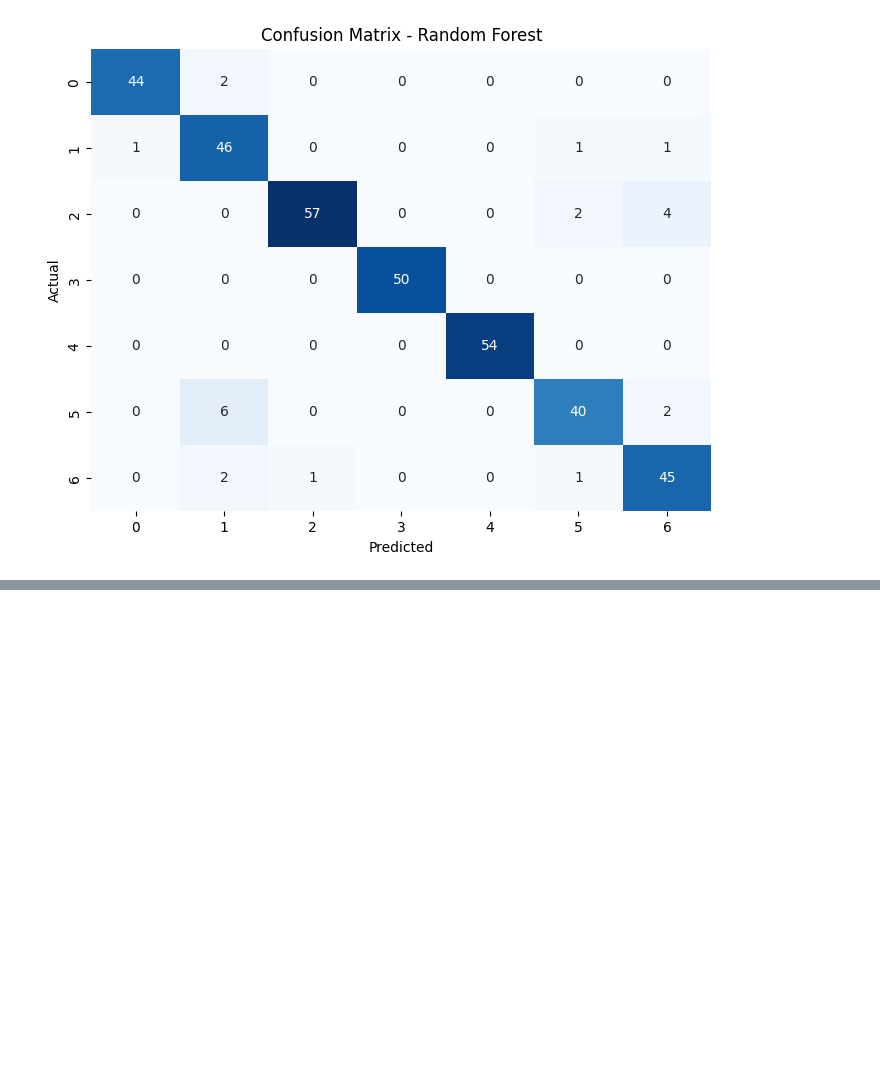
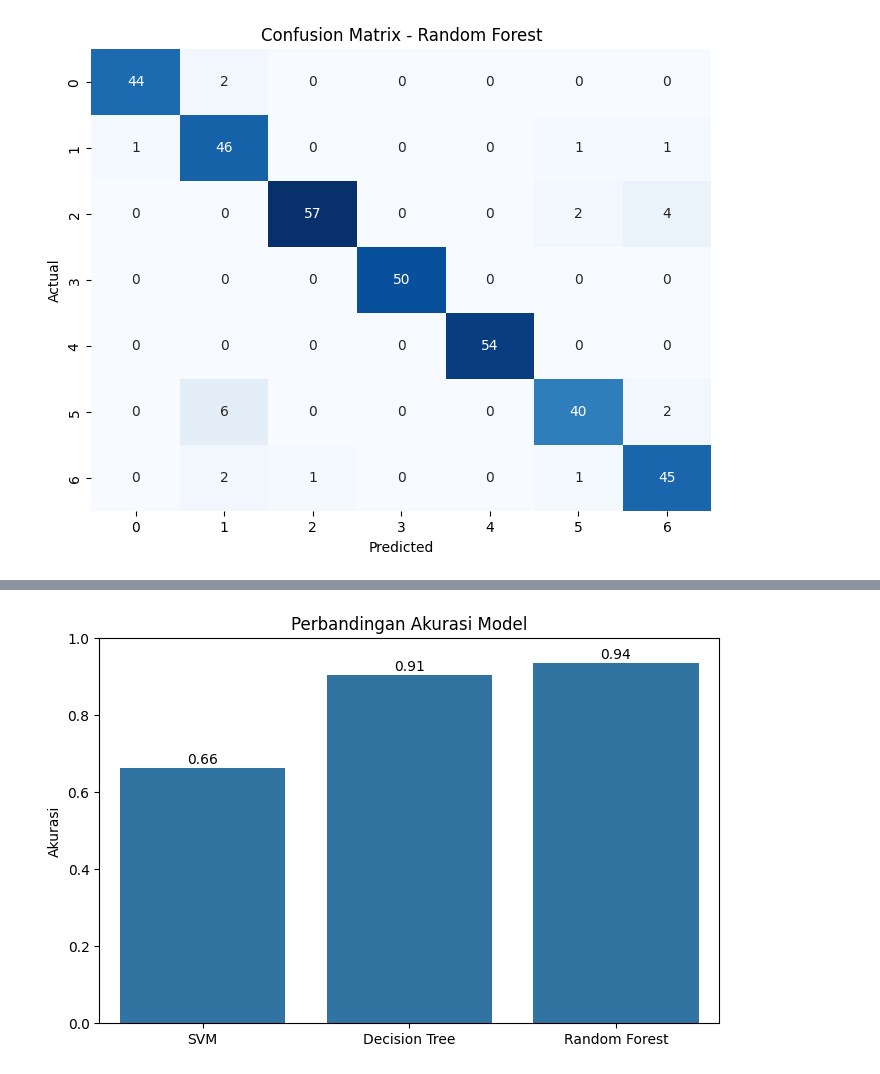
Before and after one commit to RamadhikaS/CapstoneUASBengkod, a Jupyter notebook: BengkodUAS.ipynb, the cells around one changed output, grey strips where cells are left out. Cells and saved outputs as stored; diff of their text form; code cells hidden in the pictures; blank space fills up the shorter version.

```diff
--- a/BengkodUAS.ipynb
+++ b/BengkodUAS.ipynb
@@ -470,0 +504,14 @@ plot_conf_matrix(y_test, rf_pred, 'Random Forest')
+# %%
+models = ['SVM', 'Decision Tree', 'Random Forest']
+accuracies = [0.6629526462395543,0.9052924791086351, 0.935933147632312]  # ganti dengan skor asli dari masing-masing modelmu
+
+plt.figure(figsize=(8, 5))
+sns.barplot(x=models, y=accuracies)
+plt.title("Perbandingan Akurasi Model")
+plt.ylabel("Akurasi")
+plt.ylim(0, 1)
+for i, acc in enumerate(accuracies):
+    plt.text(i, acc + 0.01, f"{acc:.2f}", ha='center')
+plt.show()
+# %% [output]
+[figure, added]
```
Also changed, not shown: parts of 12 cells of this notebook.
